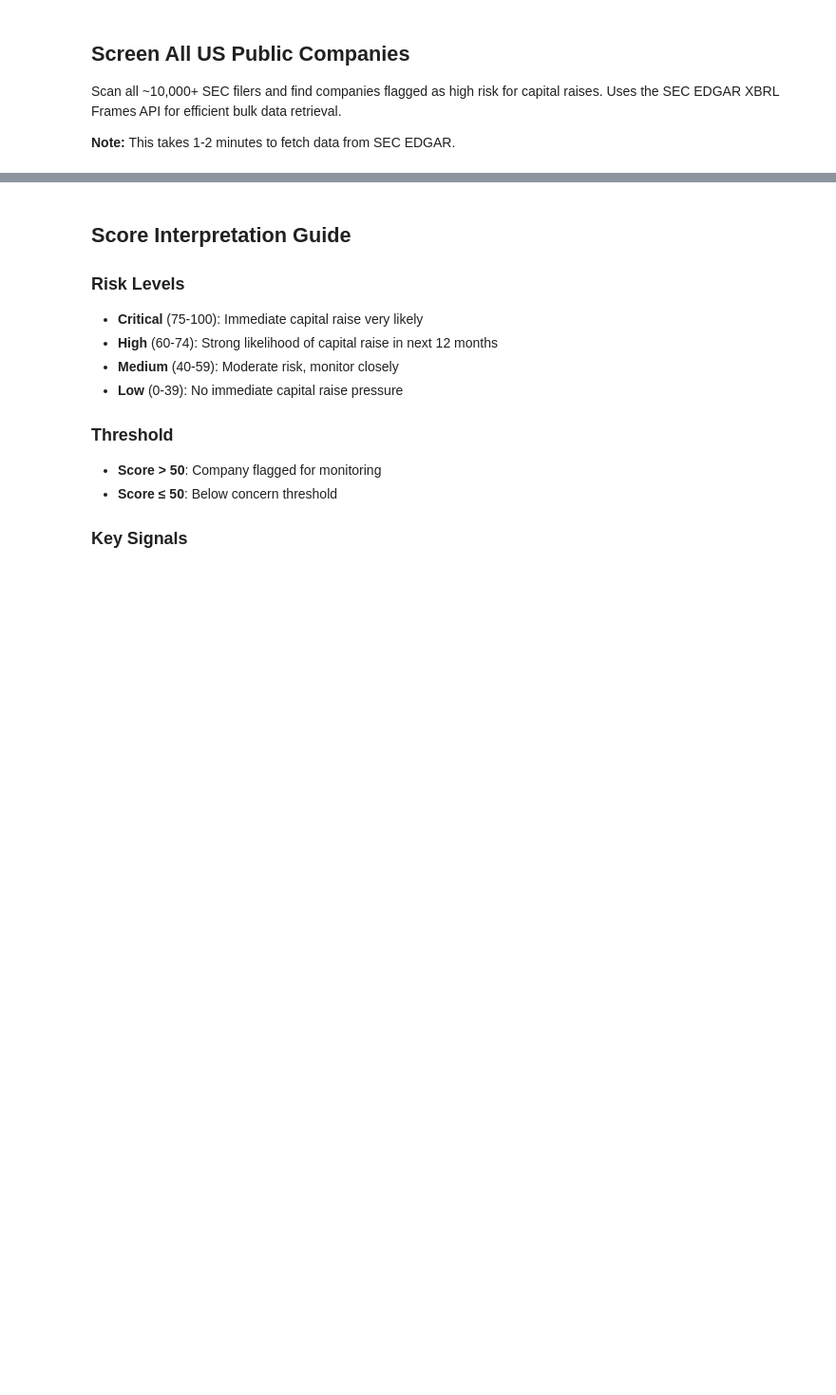
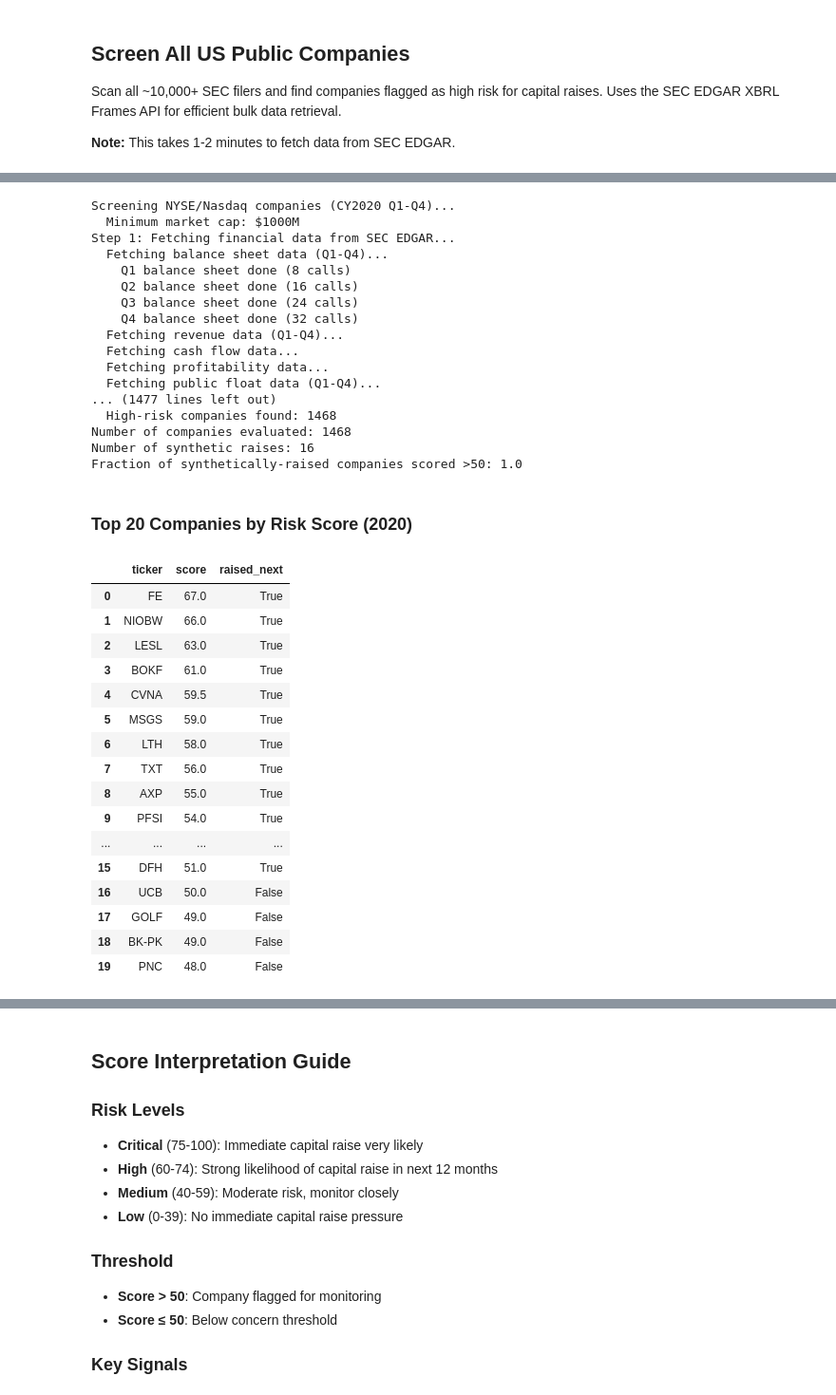
Before and after one commit to thorntonj407-gif/ai-class-project, a Jupyter notebook: capital_raise_detector.ipynb, the cells around one changed output, grey strips where cells are left out. Shown at 95% size. Cells and saved outputs as stored; diff of their text form; code cells hidden in the pictures; blank space fills up the shorter version.

```diff
--- a/capital_raise_detector.ipynb
+++ b/capital_raise_detector.ipynb
@@ -342,0 +413,59 @@ else:
+# %%
+# Simple backtest demo with a synthetic raise list
+# (in practice you'd load actual event tickers from EDGAR filings)
+
+# score 2020 universe
+results_2020 = screen_all_companies(year=2020, min_score=0)
+# pretend companies that scored >50 in 2020 went on to raise in 2021
+synthetic_raises = [t for t,_,p in results_2020 if p.likelihood_score > 50]
+
+# evaluate
+bt_df = pd.DataFrame([
+    {"ticker": t, "score": p.likelihood_score, "raised_next": t in synthetic_raises}
+    for t,_,p in results_2020
+])
+
+print("Number of companies evaluated:", len(bt_df))
+print("Number of synthetic raises:", len(synthetic_raises))
+print("Fraction of synthetically-raised companies scored >50:",
+      bt_df[bt_df.raised_next].score.gt(50).mean())
+
+# show top 20 by score
+display(Markdown("### Top 20 Companies by Risk Score (2020)"))
+display(bt_df.nlargest(20, 'score'))
+# %% [output]
+Screening NYSE/Nasdaq companies (CY2020 Q1-Q4)...
+  Minimum market cap: $1000M
+Step 1: Fetching financial data from SEC EDGAR...
+  Fetching balance sheet data (Q1-Q4)...
+    Q1 balance sheet done (8 calls)
+    Q2 balance sheet done (16 calls)
+    Q3 balance sheet done (24 calls)
+    Q4 balance sheet done (32 calls)
+  Fetching revenue data (Q1-Q4)...
+  Fetching cash flow data...
+  Fetching profitability data...
+  Fetching public float data (Q1-Q4)...
+... (1477 lines left out)
+  High-risk companies found: 1468
+Number of companies evaluated: 1468
+Number of synthetic raises: 16
+Fraction of synthetically-raised companies scored >50: 1.0
+### Top 20 Companies by Risk Score (2020)
+|  | ticker | score | raised_next |
+| 0 | FE | 67.0 | True |
+| 1 | NIOBW | 66.0 | True |
+| 2 | LESL | 63.0 | True |
+| 3 | BOKF | 61.0 | True |
+| 4 | CVNA | 59.5 | True |
+| 5 | MSGS | 59.0 | True |
+| 6 | LTH | 58.0 | True |
+| 7 | TXT | 56.0 | True |
+| 8 | AXP | 55.0 | True |
+| 9 | PFSI | 54.0 | True |
+| ... | ... | ... | ... |
+| 15 | DFH | 51.0 | True |
+| 16 | UCB | 50.0 | False |
+| 17 | GOLF | 49.0 | False |
+| 18 | BK-PK | 49.0 | False |
+| 19 | PNC | 48.0 | False |
```
Also changed, not shown: parts of 11 cells of this notebook, 1 other file.
